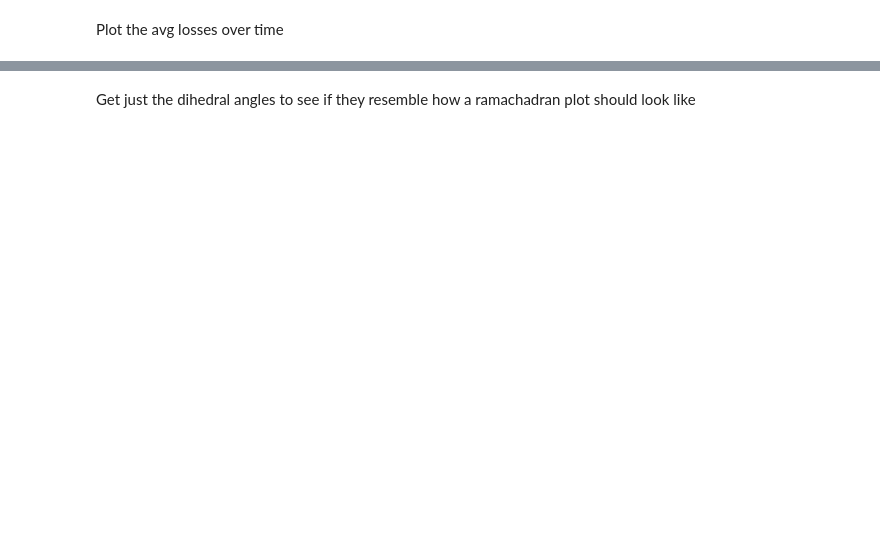
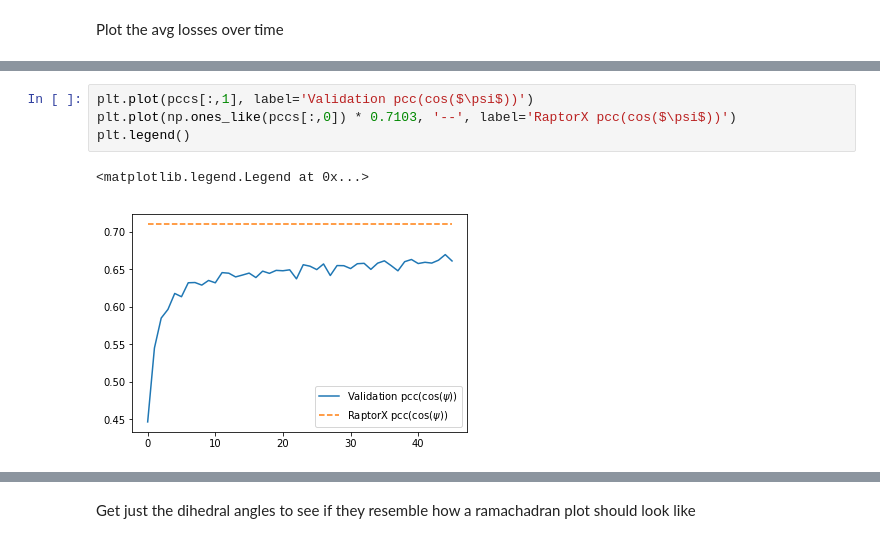
Before and after one commit to m3h0w/protein-dihedral-angles-prediction, a Jupyter notebook: Full pipeline - tensor data.ipynb, the cells around one changed output, grey strips where cells are left out. Cells and saved outputs as stored; diff of their text form; blank space fills up the shorter version.

```diff
--- a/Full pipeline - tensor data.ipynb
+++ b/Full pipeline - tensor data.ipynb
@@ -276,0 +321,7 @@ plt.plot(avg_losses)
+# %%
+plt.plot(pccs[:,1], label='Validation pcc(cos($\psi$))')
+plt.plot(np.ones_like(pccs[:,0]) * 0.7103, '--', label='RaptorX pcc(cos($\psi$))')
+plt.legend()
+# %% [output]
+<matplotlib.legend.Legend at 0x...>
+[figure, added]
```
Also changed, not shown: parts of 15 cells of this notebook, 2 other files.
